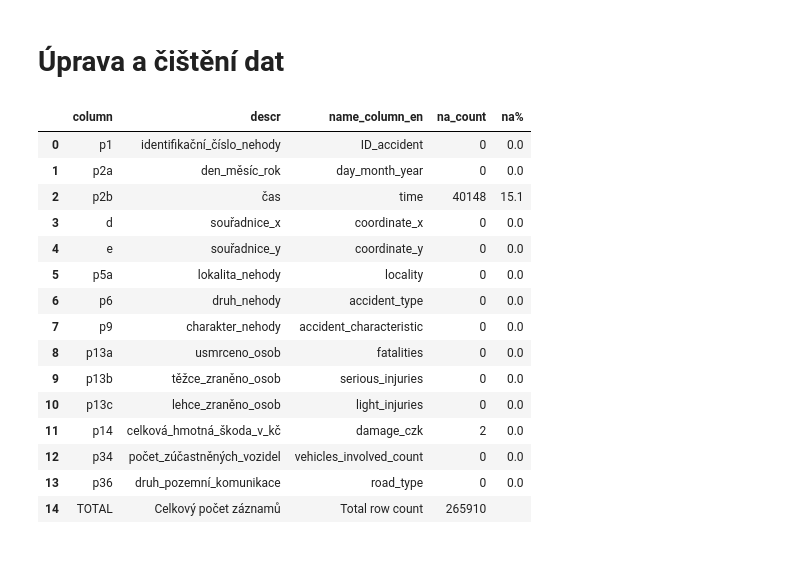
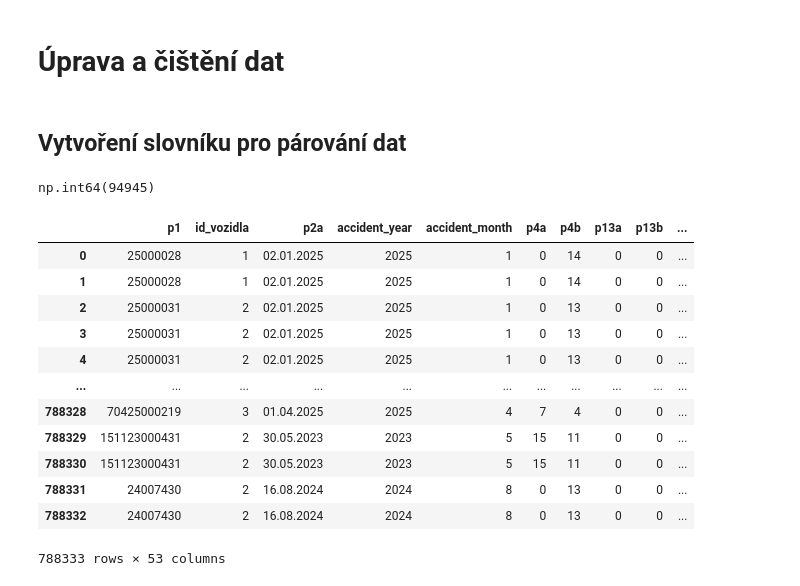
Before and after one commit to VvDustvV/traffic_accident_analysis, a Jupyter notebook: da.ipynb, the cells around one changed output. Saved outputs shown, nothing was run; the diff lists cells and outputs as text; code cells hidden in the pictures; blank space fills up the shorter version.

```diff
--- a/da.ipynb
+++ b/da.ipynb
@@ -55,6 +56,12 @@ df_pedestrian_involvement = execute_sql("SELECT * FROM dopravni_nehody_cr.pedest
 df_accidents_crash = execute_sql("SELECT * FROM dopravni_nehody_cr.accidents_crash")
 df_column_names = execute_sql("SELECT * FROM dopravni_nehody_cr.column_names")
 df_data_description = execute_sql("SELECT * FROM dopravni_nehody_cr.data_description")
+# %% [markdown]
+ ## Vytvoření slovníku pro párování dat
+# %%
+df_accidents_in_time.groupby('accident_year')['p1'].nunique().max()
+# %% [output]
+np.int64(94945)
 # %%
 # Funkce pro kontrolu prázdných hodnot
 def null_values(table):
@@ -92,22 +99,58 @@ def get_table_column_names(table):
                                           how='left')
     df_column_info = df_column_info.drop(columns=['code'])
     return df_column_info
+
+
+def ratio_in_category(data, groupbys, counted_cat_ratio):
+    table_group = data.groupby(groupbys).size().reset_index(name='total')
+    seskupení = data.groupby([groupbys, counted_cat_ratio])[counted_cat_ratio].size().reset_index(name='total_cat')
+    table = pd.merge(seskupení,
+                     table_group,
+                     on=groupbys,
+                     how='left')
+    table['ratio'] = table['total_cat']/table['total']*100
+    return table
+
+# Překladač sloupců a kategorií daných sloupců
+def get_table_column_name(column):
+    column_name = execute_sql(f"""SELECT descr FROM dopravni_nehody_cr.column_names
+                              WHERE code = '{column}'""")
+    return column_name.iloc[0, 0]
+
+def categories_translate(table, column):
+    cat_items = execute_sql(f"""SELECT id_detail, description_detail_2 FROM dopravni_nehody_cr.data_description
+                                   WHERE column_code = '{column}'""")
+    if cat_items is None or cat_items.empty:
+        return table
+    df = pd.merge(table,
+                  cat_items,
+                  left_on=column,
+                  right_on='id_detail',
+                  how='left')
+    rename_column = get_table_column_name(column)
+    df = df.rename(columns={'description_detail_2': rename_column})
+    df = df.drop(columns=['id_detail', column])
+    return df
+
+def translate(table):
+    varchars = table.select_dtypes(include=['object']).columns
+
+    for column in varchars:
+        table = categories_translate(table, column)
+    return table
-# %%
-null_values(df_accidents_in_time)
-# %% [output]
-|  | column | descr | name_column_en | na_count | na% |
-| 0 | p1 | identifikační_číslo_nehody | ID_accident | 0 | 0.0 |
-| 1 | p2a | den_měsíc_rok | day_month_year | 0 | 0.0 |
-| 2 | p2b | čas | time | 40148 | 15.1 |
-| 3 | d | souřadnice_x | coordinate_x | 0 | 0.0 |
-| 4 | e | souřadnice_y | coordinate_y | 0 | 0.0 |
-| 5 | p5a | lokalita_nehody | locality | 0 | 0.0 |
-| 6 | p6 | druh_nehody | accident_type | 0 | 0.0 |
-| 7 | p9 | charakter_nehody | accident_characteristic | 0 | 0.0 |
-| 8 | p13a | usmrceno_osob | fatalities | 0 | 0.0 |
-| 9 | p13b | těžce_zraněno_osob | serious_injuries | 0 | 0.0 |
-| 10 | p13c | lehce_zraněno_osob | light_injuries | 0 | 0.0 |
-| 11 | p14 | celková_hmotná_škoda_v_kč | damage_czk | 2 | 0.0 |
-| 12 | p34 | počet_zúčastněných_vozidel | vehicles_involved_count | 0 | 0.0 |
-| 13 | p36 | druh_pozemní_komunikace | road_type | 0 | 0.0 |
-| 14 | TOTAL | Celkový počet záznamů | Total row count | 265910 |  |
+# %%
+translate(df_accidents_crash)
+# %% [output]
+|  | p1 | id_vozidla | p2a | accident_year | accident_month | p4a | p4b | p13a | p13b | ... |
+| 0 | 25000028 | 1 | 02.01.2025 | 2025 | 1 | 0 | 14 | 0 | 0 | ... |
+| 1 | 25000028 | 1 | 02.01.2025 | 2025 | 1 | 0 | 14 | 0 | 0 | ... |
+| 2 | 25000031 | 2 | 02.01.2025 | 2025 | 1 | 0 | 13 | 0 | 0 | ... |
+| 3 | 25000031 | 2 | 02.01.2025 | 2025 | 1 | 0 | 13 | 0 | 0 | ... |
+| 4 | 25000031 | 2 | 02.01.2025 | 2025 | 1 | 0 | 13 | 0 | 0 | ... |
+| ... | ... | ... | ... | ... | ... | ... | ... | ... | ... | ... |
+| 788328 | 70425000219 | 3 | 01.04.2025 | 2025 | 4 | 7 | 4 | 0 | 0 | ... |
+| 788329 | 151123000431 | 2 | 30.05.2023 | 2023 | 5 | 15 | 11 | 0 | 0 | ... |
+| 788330 | 151123000431 | 2 | 30.05.2023 | 2023 | 5 | 15 | 11 | 0 | 0 | ... |
+| 788331 | 24007430 | 2 | 16.08.2024 | 2024 | 8 | 0 | 13 | 0 | 0 | ... |
+| 788332 | 24007430 | 2 | 16.08.2024 | 2024 | 8 | 0 | 13 | 0 | 0 | ... |
+788333 rows × 53 columns
```
Also changed, not shown: parts of 20 cells of this notebook, 2 other files.
